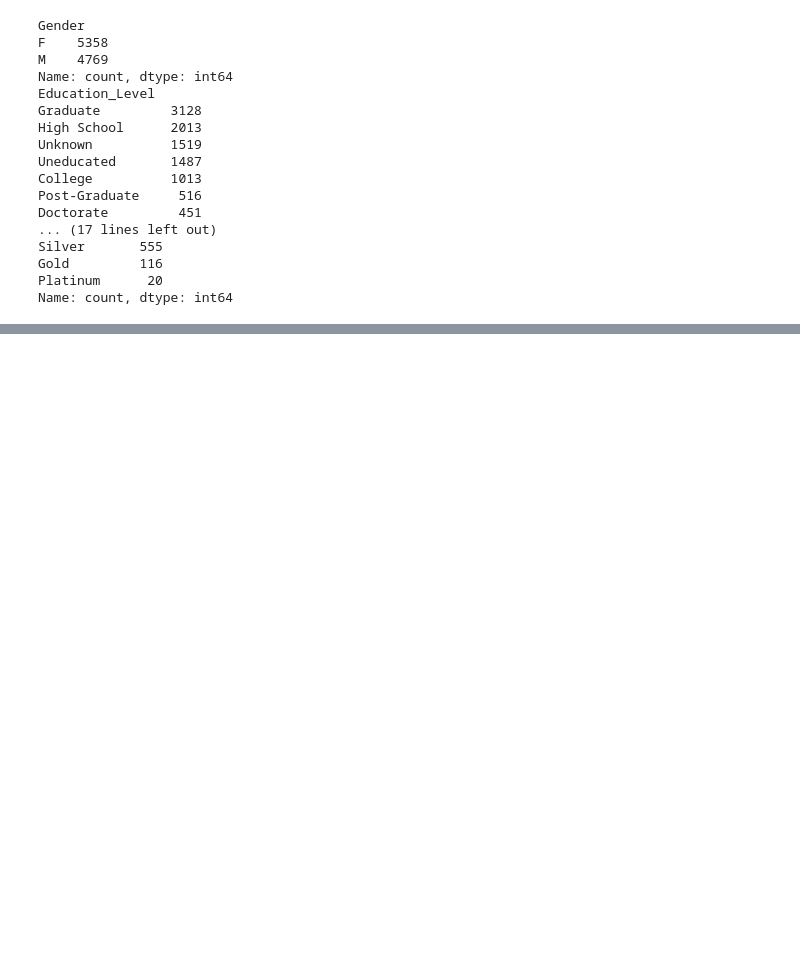
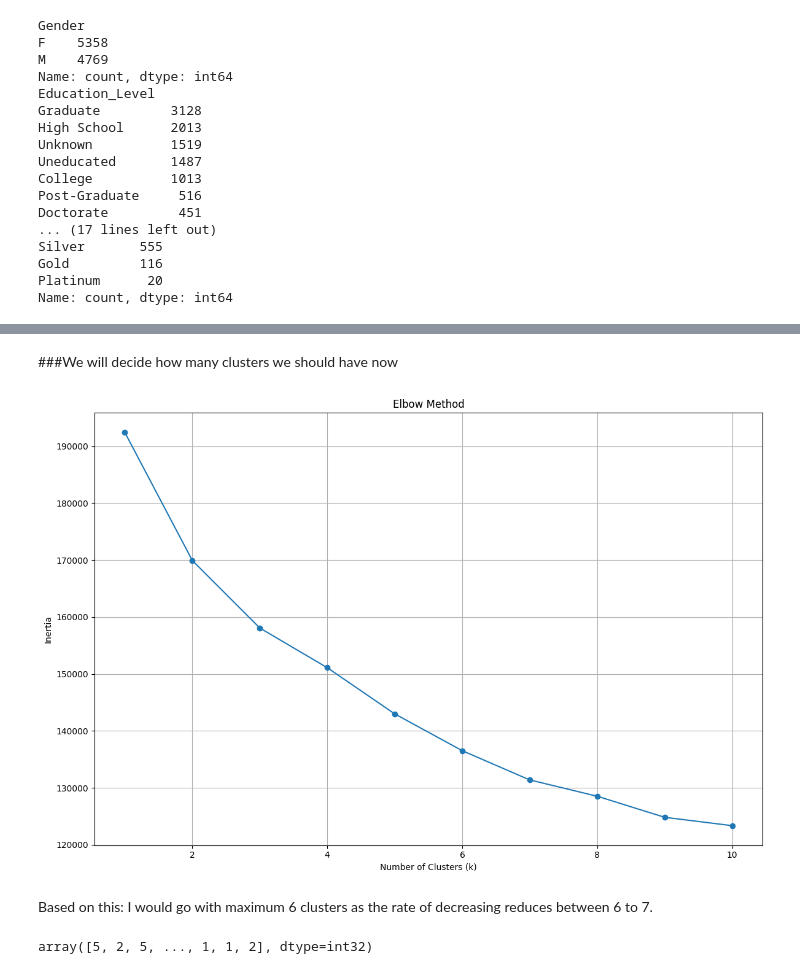
Before and after one commit to arpitsharma27/CreditCard_Segmentation, a Jupyter notebook: CreditCard_Segmentation.ipynb, the cells around one changed output, grey strips where cells are left out. Cells and saved outputs as stored; diff of their text form; code cells hidden in the pictures; blank space fills up the shorter version.

```diff
--- a/CreditCard_Segmentation.ipynb
+++ b/CreditCard_Segmentation.ipynb
@@ -262,0 +269,6 @@ Downcasting behavior in `replace` is deprecated and will be removed in a future
+# %%
+df_standardize=df_feature_eng.drop(['CLIENTNUM', 'Attrition_Flag'],axis=1)
+
+scaler=StandardScaler()          #Creating a Standard Scalar Object
+scaler.fit(df_standardize)       #Learns the Mean and Standard Deviation of each column.
+df_standardize_scaled=scaler.transform(df_standardize) #transform() applies the standardization formula to each value of each column creating a new Numpy Array containing scaled data.
@@ -262,0 +295,34 @@ Downcasting behavior in `replace` is deprecated and will be removed in a future
+# %% [markdown]
+###We will decide how many clusters we should have now
+# %%
+df_standardize=pd.DataFrame(df_standardize_scaled)
+inertias = []
+
+for k in range(1, 11):
+    model = KMeans(n_clusters=k, random_state=42)
+    y = model.fit(df_standardize)
+    inertias.append(model.inertia_)
+
+plt.figure(figsize=(12, 8))
+plt.plot(range(1, 11), inertias, marker='o')
+
+plt.xlabel('Number of Clusters (k)')
+plt.ylabel('Inertia')
+plt.title('Elbow Method')
+
+# Add grid lines
+plt.grid(True)
+
+plt.tight_layout()
+plt.show()
+# %% [output]
+[figure, added]
+# %% [markdown]
+Based on this: I would go with maximum 6 clusters as the rate of decreasing reduces between 6 to 7.
+# %%
+model = KMeans(n_clusters=6)
+y = model.fit_predict(df_standardize_scaled)
+
+y
+# %% [output]
+array([5, 2, 5, ..., 1, 1, 2], dtype=int32)
```
Also changed, not shown: parts of 18 cells of this notebook.
